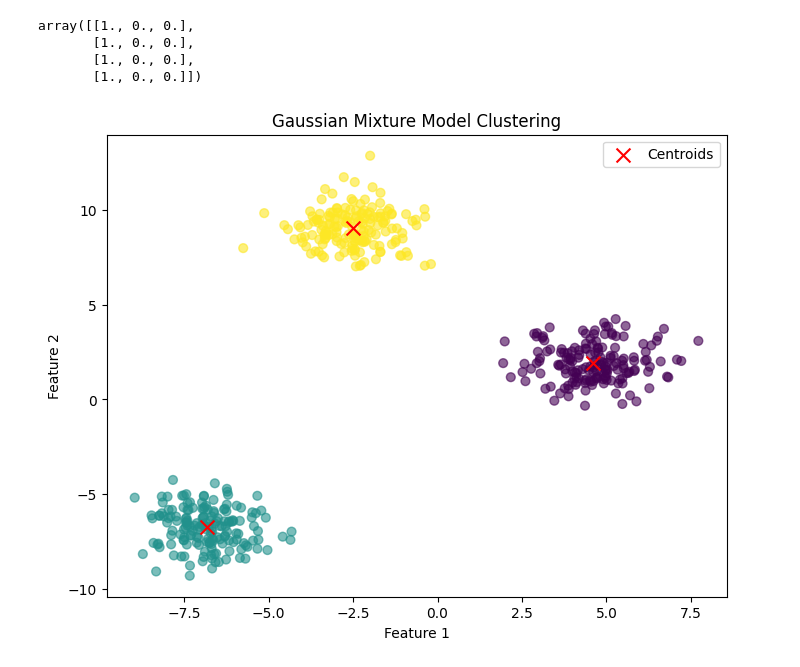
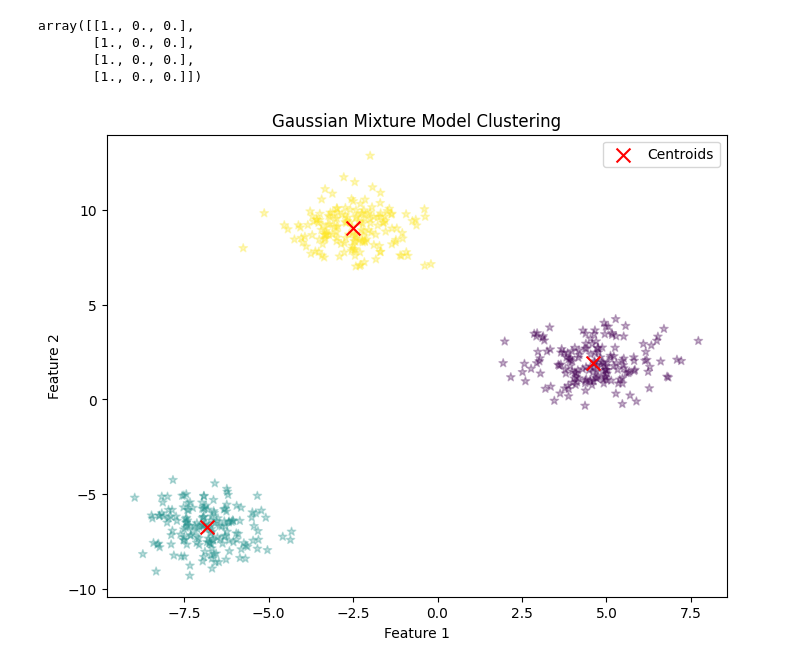
Before and after one commit to khalidkhankakar/Hands-on-Machine-Learning, a Jupyter notebook: unsupervise_learning/main.ipynb, the cells around one changed output. Drawn from its saved outputs; the diff is of its cells as text; code cells hidden in the pictures.

Commit message:
gassuain mixture model with graph

```diff
--- a/unsupervise_learning/main.ipynb
+++ b/unsupervise_learning/main.ipynb
@@ -396,13 +396,13 @@ array([[1., 0., 0.],
 # %%
 # 6️⃣ Visualization
 plt.figure(figsize=(8,6))
-plt.scatter(X[:, 0], X[:, 1], c=labels, s=40, cmap='viridis', alpha=0.6)
+plt.scatter(X[:, 0], X[:, 1], c=labels, s=40, cmap='viridis',marker="*", alpha=0.3)
 plt.scatter(centers[:, 0], centers[:, 1], c='red', s=100, marker='x', label='Centroids')
 
 plt.title("Gaussian Mixture Model Clustering")
 plt.xlabel("Feature 1")
 plt.ylabel("Feature 2")
 plt.legend()
 plt.show()
 # %% [output]
-[figure, old version]
+[figure, new version]
```
